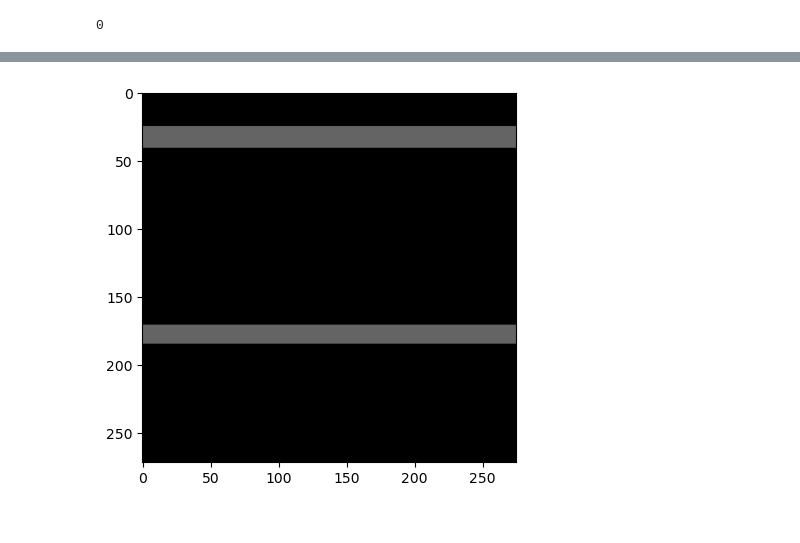
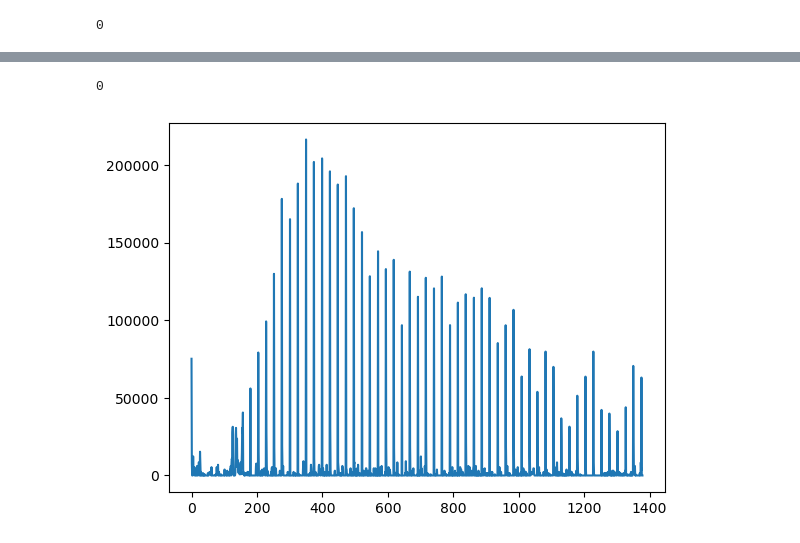
Before and after one commit to drybashlykov/blitz_DS, a Jupyter notebook: notebooks/002_teammates.ipynb, the cells around one changed output, grey strips where cells are left out. Saved outputs shown, nothing was run; the diff lists cells and outputs as text; code cells hidden in the pictures.

```diff
--- a/notebooks/002_teammates.ipynb
+++ b/notebooks/002_teammates.ipynb
@@ -23,2 +23,0 @@ from precondition import cut_first_minute, play_sequence, show_frame
-# %%
-filename = "/home/dmitry/work/open_source_stuff/blitz_DS/replay_videos/test_2.mp4"
@@ -149,5 +42,11 @@ cv2.destroyAllWindows()
+# %%
+play_sequence(np.diff(team_blobs[:,:,:,:]*255, axis = -1))
+# %% [output]
+0
+# %%
+diff_sum = np.sum(np.diff(team_blobs[:,:,:,:]*255, axis = -1), axis = (0,1,2))
 # %%
-plt.imshow(res_labeled)
+plt.plot(diff_sum)
 plt.show()
 # %% [output]
-[figure, old version]
+[figure, new version]
```
Also changed, not shown: parts of 60 cells of this notebook, 5 other files.
